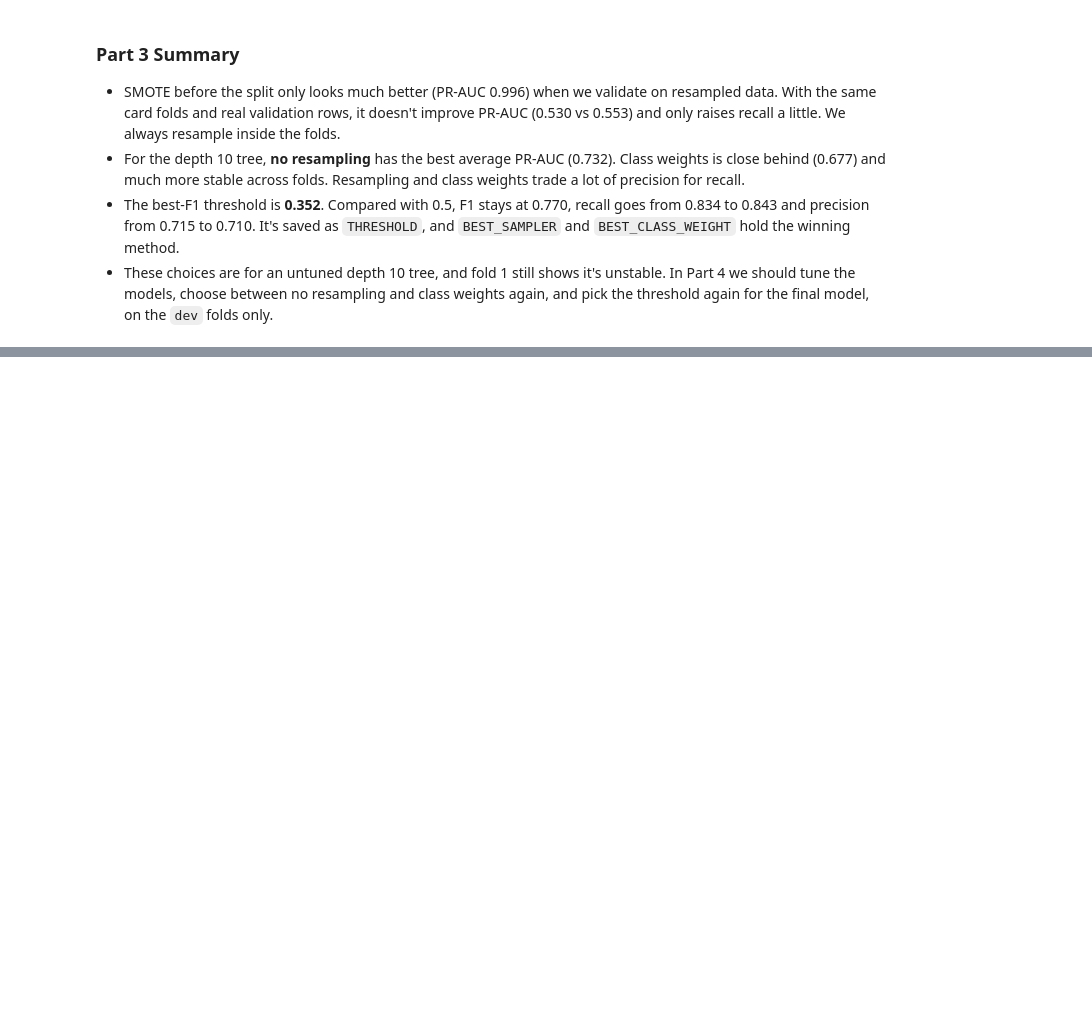
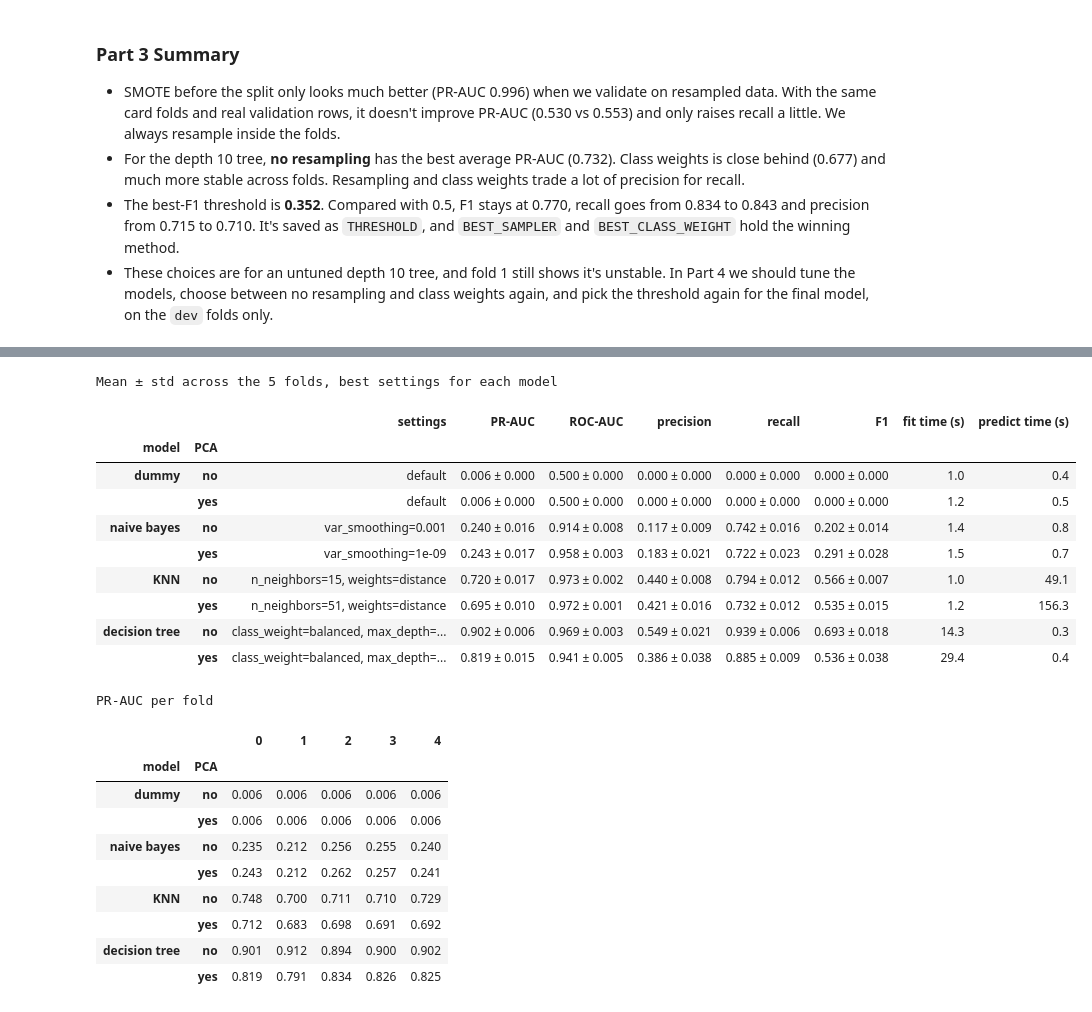
Before and after one commit to Seban8/Credit-Card-Fraud-Detection, a Jupyter notebook: fraud_detection.ipynb, the cells around one changed output, grey strips where cells are left out. Cells and saved outputs as stored; diff of their text form; code cells hidden in the pictures; blank space fills up the shorter version.

```diff
--- a/fraud_detection.ipynb
+++ b/fraud_detection.ipynb
@@ -936,0 +1050,42 @@ To do: run this once after we pick the final model and threshold. Report `test_a
+# %%
+# best settings for each model, with and without PCA
+best = search_results.loc[search_results.groupby(["model", "PCA"], sort=False)["mean_test_PR-AUC"].idxmax()]
+
+comparison = pd.DataFrame({
+    "model": best["model"],
+    "PCA": best["PCA"].map({True: "yes", False: "no"}),
+    "settings": best["settings"],
+    **{m: best[f"mean_test_{m}"].map("{:.3f}".format) + " ± " + best[f"std_test_{m}"].map("{:.3f}".format) for m in METRICS},
+    "fit time (s)": best["mean_fit_time"].round(1),
+    "predict time (s)": best["mean_score_time"].round(1),
+}).set_index(["model", "PCA"])
+per_fold_scores = best[[f"split{fold}_test_PR-AUC" for fold in range(N_FOLDS)]].set_axis(range(N_FOLDS), axis=1).round(3)
+per_fold_scores.index = comparison.index
+with pd.option_context("display.max_colwidth", None):
+    print("Mean ± std across the 5 folds, best settings for each model")
+    display(comparison)
+    print("PR-AUC per fold")
+    display(per_fold_scores)
+# %% [output]
+Mean ± std across the 5 folds, best settings for each model
+|  |  | settings | PR-AUC | ROC-AUC | precision | recall | F1 | fit time (s) | predict time (s) |
+| model | PCA |  |  |  |  |  |  |  |  |
+| dummy | no | default | 0.006 ± 0.000 | 0.500 ± 0.000 | 0.000 ± 0.000 | 0.000 ± 0.000 | 0.000 ± 0.000 | 1.0 | 0.4 |
+|  | yes | default | 0.006 ± 0.000 | 0.500 ± 0.000 | 0.000 ± 0.000 | 0.000 ± 0.000 | 0.000 ± 0.000 | 1.2 | 0.5 |
+| naive bayes | no | var_smoothing=0.001 | 0.240 ± 0.016 | 0.914 ± 0.008 | 0.117 ± 0.009 | 0.742 ± 0.016 | 0.202 ± 0.014 | 1.4 | 0.8 |
+|  | yes | var_smoothing=1e-09 | 0.243 ± 0.017 | 0.958 ± 0.003 | 0.183 ± 0.021 | 0.722 ± 0.023 | 0.291 ± 0.028 | 1.5 | 0.7 |
+| KNN | no | n_neighbors=15, weights=distance | 0.720 ± 0.017 | 0.973 ± 0.002 | 0.440 ± 0.008 | 0.794 ± 0.012 | 0.566 ± 0.007 | 1.0 | 49.1 |
+|  | yes | n_neighbors=51, weights=distance | 0.695 ± 0.010 | 0.972 ± 0.001 | 0.421 ± 0.016 | 0.732 ± 0.012 | 0.535 ± 0.015 | 1.2 | 156.3 |
+| decision tree | no | class_weight=balanced, max_depth=... | 0.902 ± 0.006 | 0.969 ± 0.003 | 0.549 ± 0.021 | 0.939 ± 0.006 | 0.693 ± 0.018 | 14.3 | 0.3 |
+|  | yes | class_weight=balanced, max_depth=... | 0.819 ± 0.015 | 0.941 ± 0.005 | 0.386 ± 0.038 | 0.885 ± 0.009 | 0.536 ± 0.038 | 29.4 | 0.4 |
+PR-AUC per fold
+|  |  | 0 | 1 | 2 | 3 | 4 |
+| model | PCA |  |  |  |  |  |
+| dummy | no | 0.006 | 0.006 | 0.006 | 0.006 | 0.006 |
+|  | yes | 0.006 | 0.006 | 0.006 | 0.006 | 0.006 |
+| naive bayes | no | 0.235 | 0.212 | 0.256 | 0.255 | 0.240 |
+|  | yes | 0.243 | 0.212 | 0.262 | 0.257 | 0.241 |
+| KNN | no | 0.748 | 0.700 | 0.711 | 0.710 | 0.729 |
+|  | yes | 0.712 | 0.683 | 0.698 | 0.691 | 0.692 |
+| decision tree | no | 0.901 | 0.912 | 0.894 | 0.900 | 0.902 |
+|  | yes | 0.819 | 0.791 | 0.834 | 0.826 | 0.825 |
```
Also changed, not shown: parts of 16 cells of this notebook.
